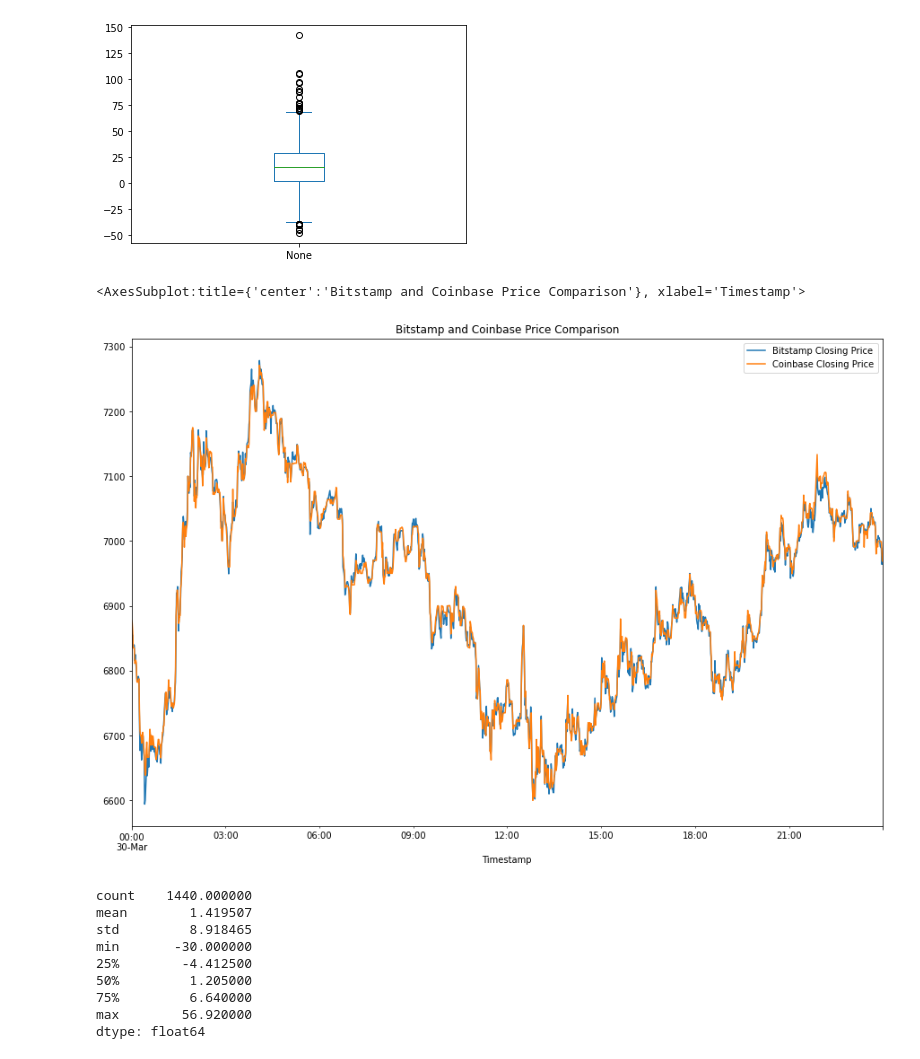
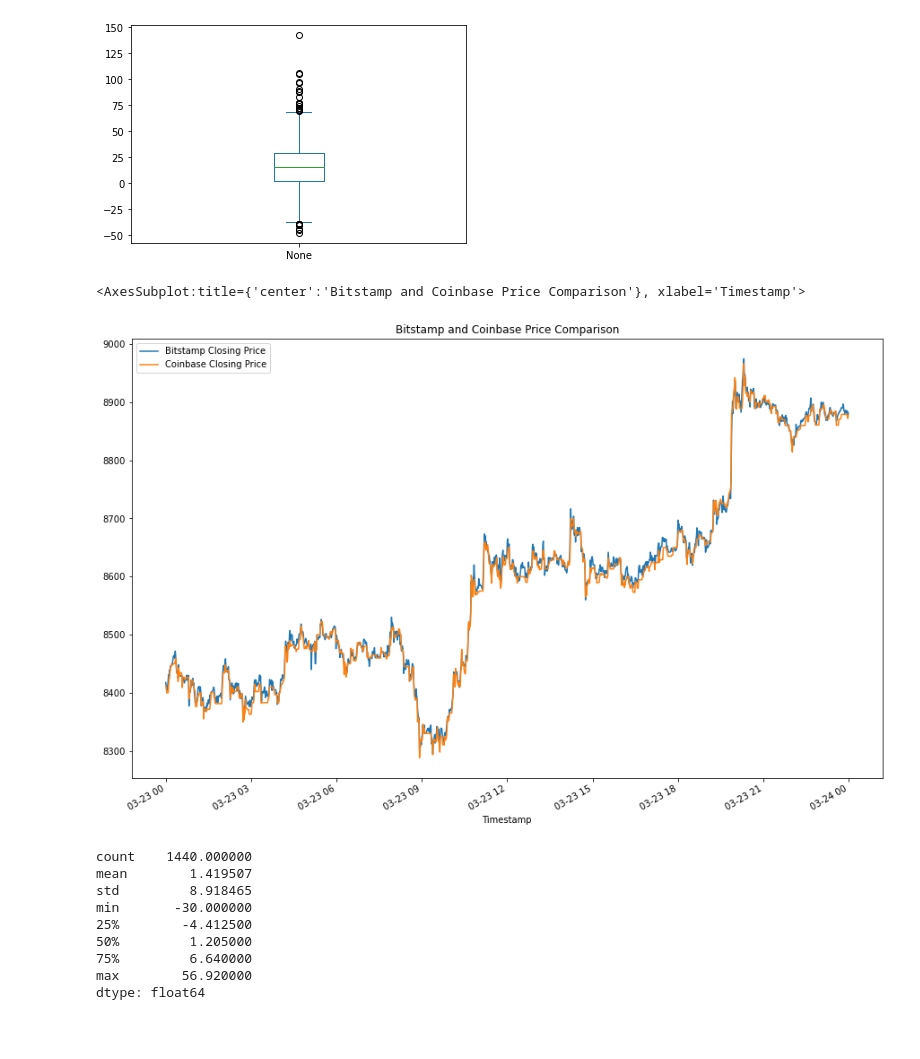
Before and after one commit to mbf2139/FinTech_Challenges, a Jupyter notebook: Module_3_Challenge/crypto_arbitrage.ipynb, the cells around one changed output. Saved outputs shown, nothing was run; the diff lists cells and outputs as text; code cells hidden in the pictures; blank space fills up the shorter version.

```diff
--- a/Module_3_Challenge/crypto_arbitrage.ipynb
+++ b/Module_3_Challenge/crypto_arbitrage.ipynb
@@ -471,15 +471,15 @@ arbitrage_spread_middle.plot(kind='box')
 # %%
 # Create an overlay plot that visualizes the two dataframes over a period of one day from late in the dataset.
 # Be sure that the plots include the parameters `legend`, `figsize`, `title`, `color` and `label`
-ax = bitstamp_sliced.loc['2018-03-30' : '2018-03-30'].plot(
+ax = bitstamp_sliced.loc['2018-03-23' : '2018-03-23'].plot(
     legend=True,
     figsize=(15,10),
     title='Bitstamp and Coinbase Price Comparison'
 )
-coinbase_sliced.loc['2018-03-30' : '2018-03-30'].plot(ax=ax)
+coinbase_sliced.loc['2018-03-23' : '2018-03-23'].plot(ax=ax)
 # %% [output]
 <AxesSubplot:title={'center':'Bitstamp and Coinbase Price Comparison'}, xlabel='Timestamp'>
-[figure, old version]
+[figure, new version]
 # %%
 # Using the date from the late that you have selected, calculate the arbitrage spread
 # by subtracting the bitstamp lower closing prices from the coinbase higher closing prices
```
Also changed, not shown: parts of 19 cells of this notebook.
